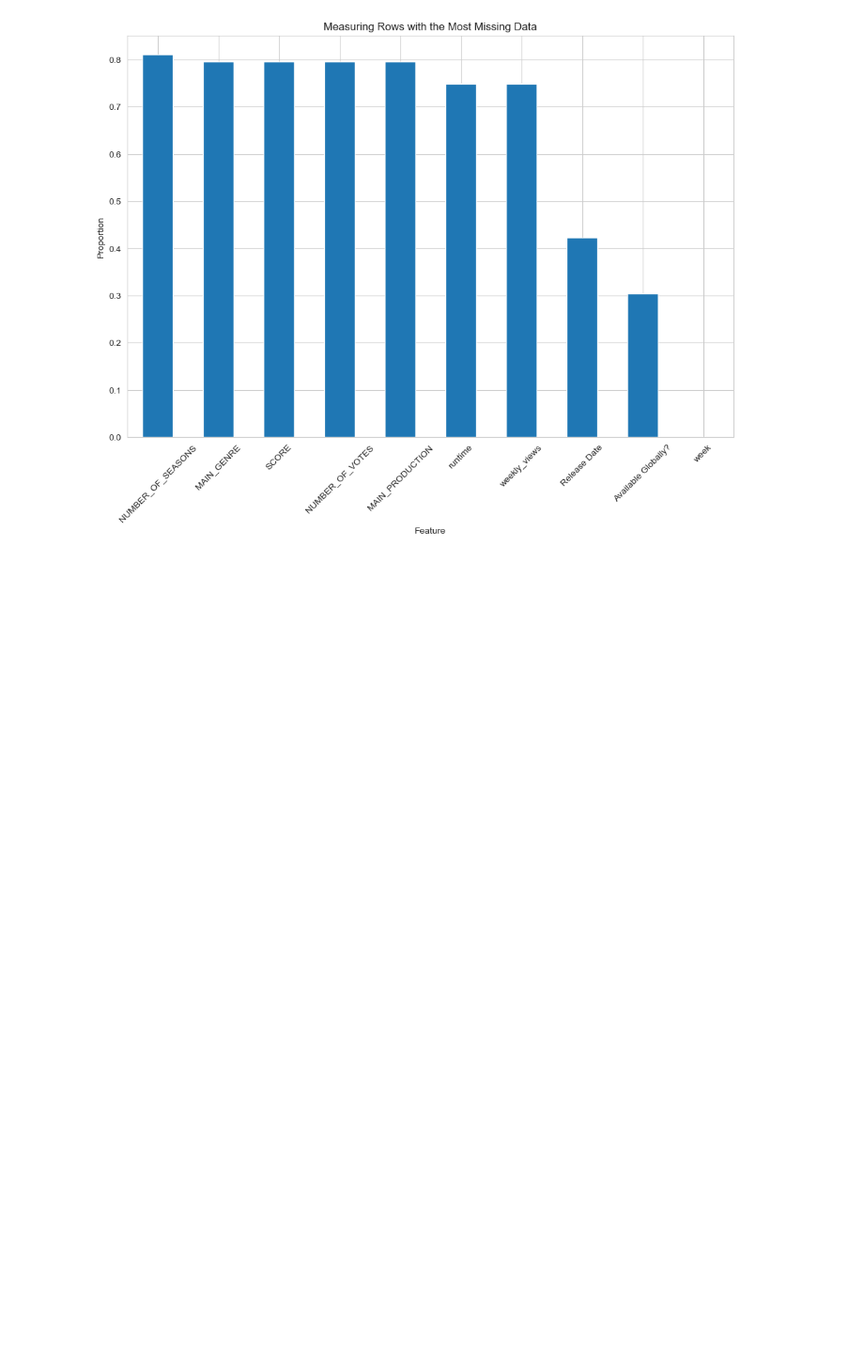
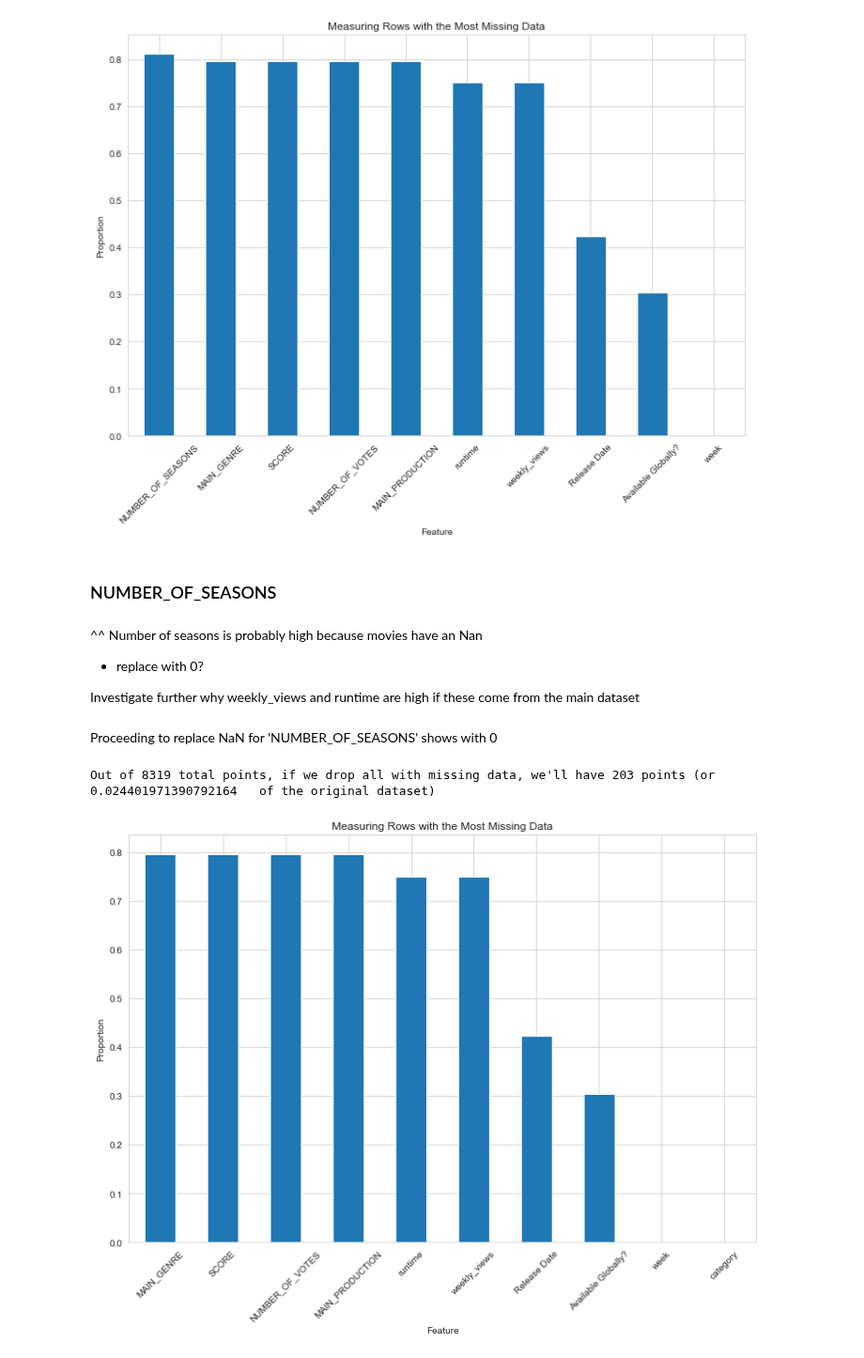
Before and after one commit to adelaidad/ORIE4741FinalProject, a Jupyter notebook: InitialExploration/explore.ipynb, the cells around one changed output. Shown at 94% size. Saved outputs shown, nothing was run; the diff lists cells and outputs as text; code cells hidden in the pictures; blank space fills up the shorter version.

Commit message:
- Created a venv which contains all necessary libraries - Replaced the nan values for the seasons - Started working on the scraping of genres (for which the venv was made)

```diff
--- a/InitialExploration/explore.ipynb
+++ b/InitialExploration/explore.ipynb
@@ -86,5 +95,8 @@ new2
 # %%
-print(f"Out of {new2.shape[0]} total points, if we drop all with missing data, \
-we'll have {new2.dropna().shape[0]} points (or {new2.dropna().shape[0]/new2.shape[0]} \
-of the original dataset)")
+def size_if_na_dropped(df):
+  print(f"Out of {df.shape[0]} total points, if we drop all with missing data, \
+we'll have {df.dropna().shape[0]} points (or {df.dropna().shape[0]/df.shape[0]} \
+  of the original dataset)")
+
+size_if_na_dropped(new2)
 # %% [output]
@@ -92,13 +104,35 @@ Out of 8319 total points, if we drop all with missing data, we'll have 192 point
 # %%
-sns.set_style('whitegrid')
-plt.figure(figsize=(12,8))
-missing_vals = new2.isna().sum()/new2.shape[0]
-missing_vals = missing_vals.sort_values(ascending=False)[0:10]
-ax = missing_vals.plot(kind='bar')
+def plot_na(df):
+  sns.set_style('whitegrid')
+  plt.figure(figsize=(12,8))
+  missing_vals = df.isna().sum()/df.shape[0]
+  missing_vals = missing_vals.sort_values(ascending=False)[0:10]
+  ax = missing_vals.plot(kind='bar')
 
-ax.set_title('Measuring Rows with the Most Missing Data')
-ax.set_ylabel('Proportion')
-ax.set_xlabel('Feature')
-ax.tick_params(axis='x', rotation=45)
+  ax.set_title('Measuring Rows with the Most Missing Data')
+  ax.set_ylabel('Proportion')
+  ax.set_xlabel('Feature')
+  ax.tick_params(axis='x', rotation=45)
+
+plot_na(new2)
 # %% [output]
 [figure]
+# %% [markdown]
+### NUMBER_OF_SEASONS
+# %% [markdown]
+^^ Number of seasons is probably high because movies have an Nan
+- replace with 0?
+
+Investigate further why weekly_views and runtime are high if these come from the main dataset
+# %% [markdown]
+Proceeding to replace NaN for 'NUMBER_OF_SEASONS' shows with 0
+# %%
+comb_df = new2
+comb_df['NUMBER_OF_SEASONS'] = comb_df['NUMBER_OF_SEASONS'].fillna(0)
+# print(comb_df['NUMBER_OF_SEASONS'].isna().sum())
+
+plot_na(comb_df)
+size_if_na_dropped(comb_df)
+# %% [output]
+Out of 8319 total points, if we drop all with missing data, we'll have 203 points (or 0.024401971390792164   of the original dataset)
+[figure, added]
```
Also changed, not shown: parts of 5 cells of this notebook, 33 other files.
